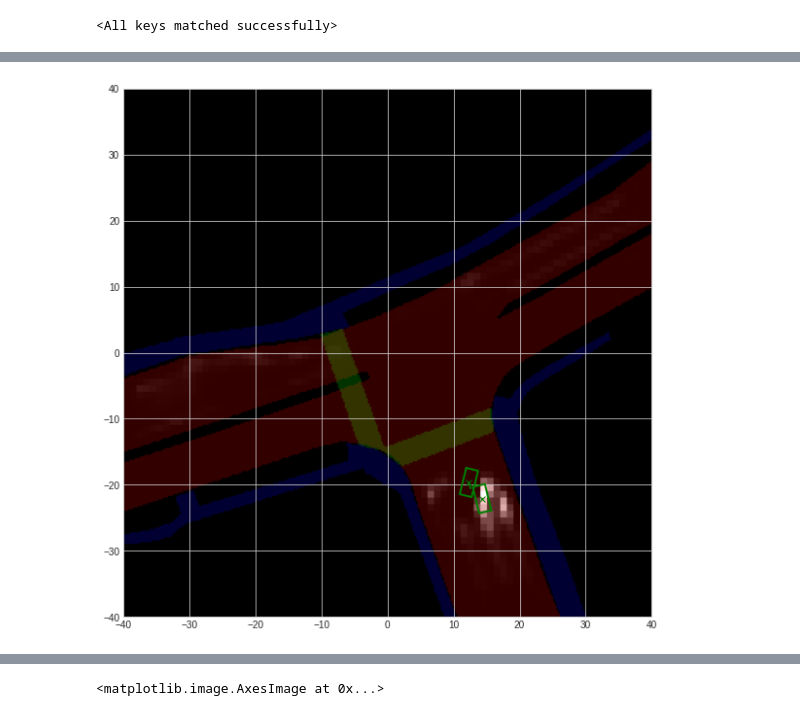
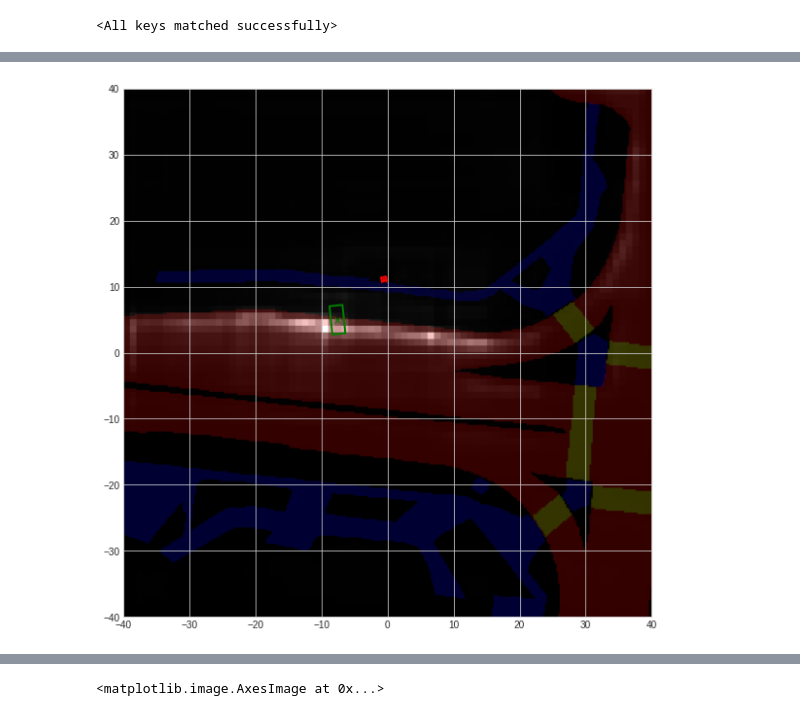
Before and after one commit to Abracadabra0/ATISS-Traffic, a Jupyter notebook: visualize.ipynb, the cells around one changed output, grey strips where cells are left out. Cells and saved outputs as stored; diff of their text form; code cells hidden in the pictures.

```diff
--- a/visualize.ipynb
+++ b/visualize.ipynb
@@ -17,17 +17,19 @@ def to_numpy(data: dict):
         elif isinstance(data[k], dict):
             to_numpy(data[k])
 # %%
+np.random.seed(0)
+torch.manual_seed(0)
 plt.ion()
-dataset = NuScenesDataset("/media/yifanlin/My Passport/data/nuScene-processed/test")
+dataset = NuScenesDataset("/media/yifanlin/My Passport/data/nuScene-processed/train")
 axes_limit = 40
 cat2color = {1: 'red', 2: 'blue', 3: 'green'}
 model = AutoregressiveTransformer()
-model.load_state_dict(torch.load('./ckpts/08-10-22:55:53'))
+model.load_state_dict(torch.load('./ckpts/08-11-10:02:02'))
 # %% [output]
 <All keys matched successfully>
 # %%
-data = dataset[5]
-input_data, length = collate_test([data], keep='none')
+data = dataset[10]
+input_data, length = collate_test([data], keep=0)
 for k in data:
     data[k] = input_data[k].squeeze(0).numpy()
 # %%
@@ -37,39 +75,38 @@ condition = {
 # %%
-for _ in range(5):
-    preds, probs, input_data, length = model.generate(input_data, length, condition, n_sample=5)
-    to_numpy(preds)
-    category = preds['category']
-    if category != 0:
-        _, ax = plt.subplots(figsize=(10, 10))
-        map_layers = np.stack(input_data['map'][0, :3], axis=-1) * 0.2
-        prob_map = probs['location'].log_prob(torch.tensor(np.arange(6400))).reshape(80, 80).numpy()
-        prob_map = np.exp(prob_map)
-        prob_map = np.kron(prob_map, np.ones((4, 4)))
-        prob_map /= prob_map.sum()
-        map_layers += prob_map[..., None] / prob_map.max()
-        ax.imshow(map_layers, extent=[-axes_limit, axes_limit, -axes_limit, axes_limit])
-        for i in range(length.item()):
-            if input_data['category'][0, i] != 0:
-                color = cat2color[input_data['category'][0, i].item()]
-                loc = input_data['location'][0, i].numpy()
-                ax.plot(loc[0], loc[1], 'x', color=color)
-                w, l, theta = input_data['bbox'][0, i].numpy()
-                corners = np.array([[l / 2, w / 2],
-                                    [-l / 2, w / 2],
-                                    [-l / 2, -w / 2],
-                                    [l / 2, -w / 2],
-                                    [l / 2, w / 2]])
-                rotation = np.array([[np.cos(theta), np.sin(theta)],
-                                     [-np.sin(theta), np.cos(theta)]])
-                corners = np.dot(corners, rotation) + loc
-                ax.plot(corners[:, 0], corners[:, 1], color=color, linewidth=2)
-                speed, omega = input_data['velocity'][0, i].numpy()
-                rotation = np.array([[np.cos(omega), np.sin(omega)],
-                                     [-np.sin(omega), np.cos(omega)]])
-                velocity = np.dot(np.array([speed, 0]), rotation)
-                ax.arrow(loc[0], loc[1], velocity[0] * 5, velocity[1] * 5, color=color, width=0.05)
-        ax.set_xlim([-axes_limit, axes_limit])
-        ax.set_ylim([-axes_limit, axes_limit])
+preds, probs, input_data, length = model.generate(input_data, length, condition, n_sample=5)
+to_numpy(preds)
+category = preds['category']
+if category != 0:
+    _, ax = plt.subplots(figsize=(10, 10))
+    map_layers = np.stack(input_data['map'][0, :3], axis=-1) * 0.2
+    prob_map = probs['location'].log_prob(torch.tensor(np.arange(6400))).reshape(80, 80).numpy()
+    prob_map = np.exp(prob_map)
+    prob_map = np.kron(prob_map, np.ones((4, 4)))
+    prob_map /= prob_map.sum()
+    map_layers += prob_map[..., None] / prob_map.max()
+    ax.imshow(map_layers, extent=[-axes_limit, axes_limit, -axes_limit, axes_limit])
+    for i in range(length.item()):
+        if input_data['category'][0, i] != 0:
+            color = cat2color[input_data['category'][0, i].item()]
+            loc = input_data['location'][0, i].numpy()
+            ax.plot(loc[0], loc[1], 'x', color=color)
+            w, l, theta = input_data['bbox'][0, i].numpy()
+            corners = np.array([[l / 2, w / 2],
+                                [-l / 2, w / 2],
+                                [-l / 2, -w / 2],
+                                [l / 2, -w / 2],
+                                [l / 2, w / 2]])
+            rotation = np.array([[np.cos(theta), np.sin(theta)],
+                                 [-np.sin(theta), np.cos(theta)]])
+            corners = np.dot(corners, rotation) + loc
+            ax.plot(corners[:, 0], corners[:, 1], color=color, linewidth=2)
+            speed, omega = input_data['velocity'][0, i].numpy()
+            rotation = np.array([[np.cos(omega), np.sin(omega)],
+                                 [-np.sin(omega), np.cos(omega)]])
+            velocity = np.dot(np.array([speed, 0]), rotation)
+            ax.arrow(loc[0], loc[1], velocity[0] * 5, velocity[1] * 5, color=color, width=0.05)
+    ax.set_xlim([-axes_limit, axes_limit])
+    ax.set_ylim([-axes_limit, axes_limit])
 # %% [output]
 Clipping input data to the valid range for imshow with RGB data ([0..1] for floats or [0..255] for integers).
 Clipping input data to the valid range for imshow with RGB data ([0..1] for floats or [0..255] for integers).
@@ -80 +119 @@ Clipping input data to the valid range for imshow with RGB data ([0..1] for floa
-[figure, old version]
+[figure, new version]
```
Also changed, not shown: parts of 2 cells of this notebook, 2 other files.
